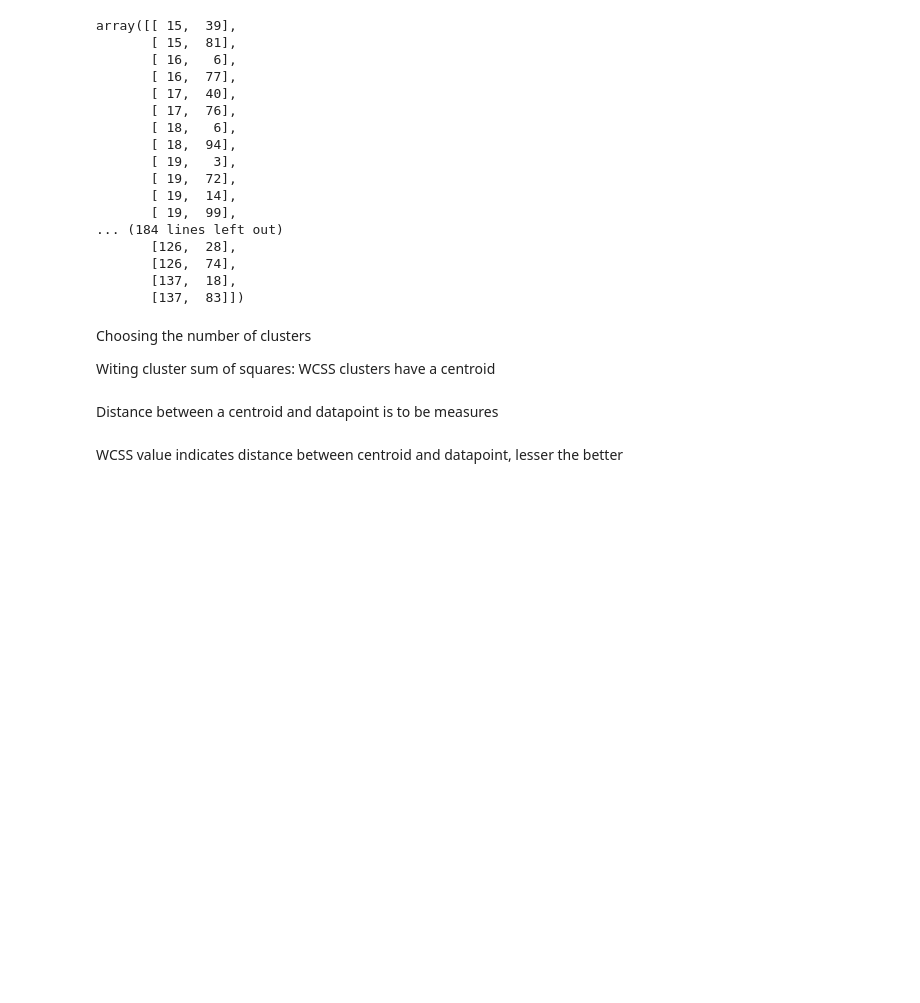
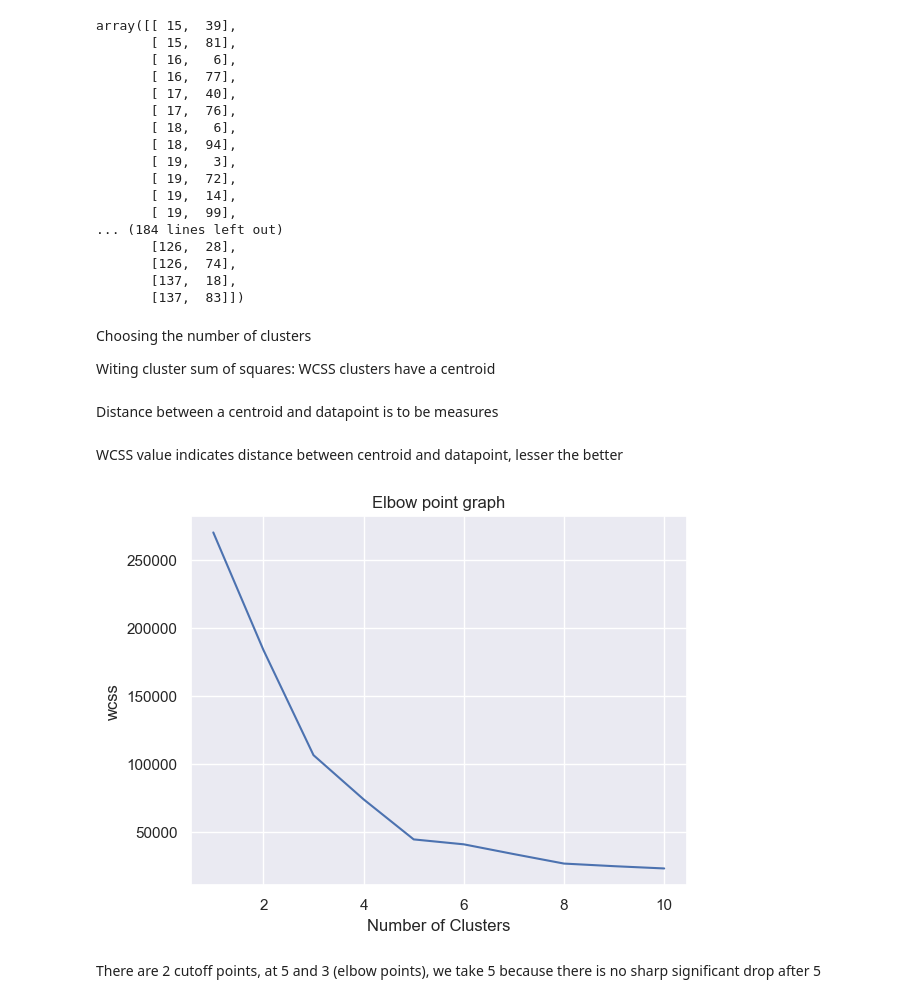
Before and after one commit to apurbaaaa/MLProjects, a Jupyter notebook: Unsupervised/CustomerSegmentation/Customer Segmentation.ipynb, the cells around one changed output. Drawn from its saved outputs; the diff is of its cells as text; code cells hidden in the pictures; blank space fills up the shorter version.

```diff
--- a/Unsupervised/CustomerSegmentation/Customer Segmentation.ipynb
+++ b/Unsupervised/CustomerSegmentation/Customer Segmentation.ipynb
@@ -87,5 +87,19 @@ WCSS value indicates distance between centroid and datapoint, lesser the better
 #finding wcss value for different clusters
 #finding wcss value for 1 cluster then 2, then 3 all the way up to 10
 wcss = []
-for i in range (1:11):
-    kmeans = KMeans
+for i in range (1,11):
+    kmeans = KMeans(n_clusters = i, init='k-means++', random_state = 42)
+    kmeans.fit(X)
+
+    wcss.append(kmeans.inertia_)
+# %%
+sns.set()
+plt.plot(range(1,11), wcss)
+plt.title("Elbow point graph")
+plt.xlabel("Number of Clusters")
+plt.ylabel('wcss')
+plt.show()
+# %% [output]
+[figure, added]
+# %% [markdown]
+There are 2 cutoff points, at 5 and 3 (elbow points), we take 5 because there is no sharp significant drop after 5
```
Also changed, not shown: parts of 4 cells of this notebook.
